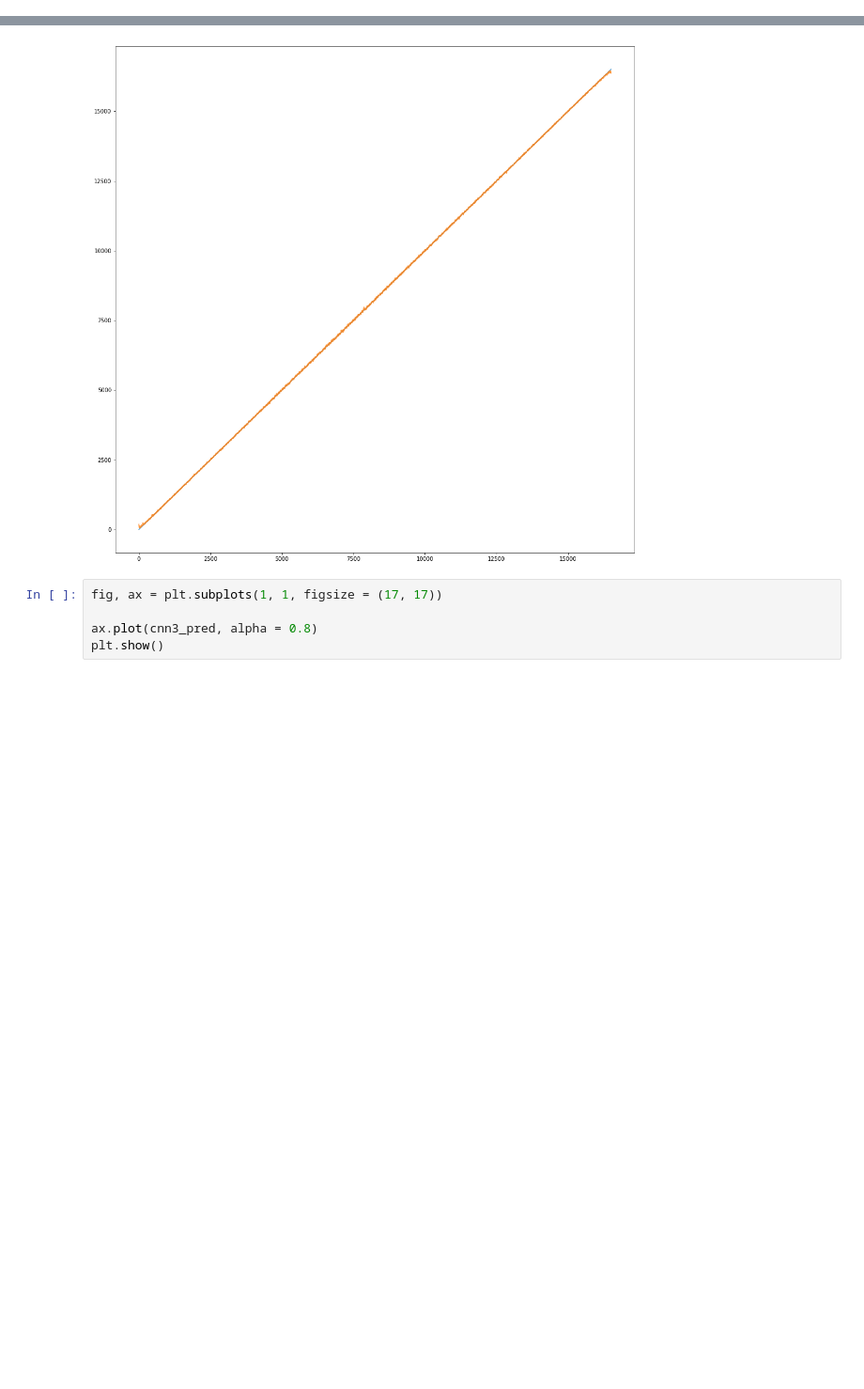
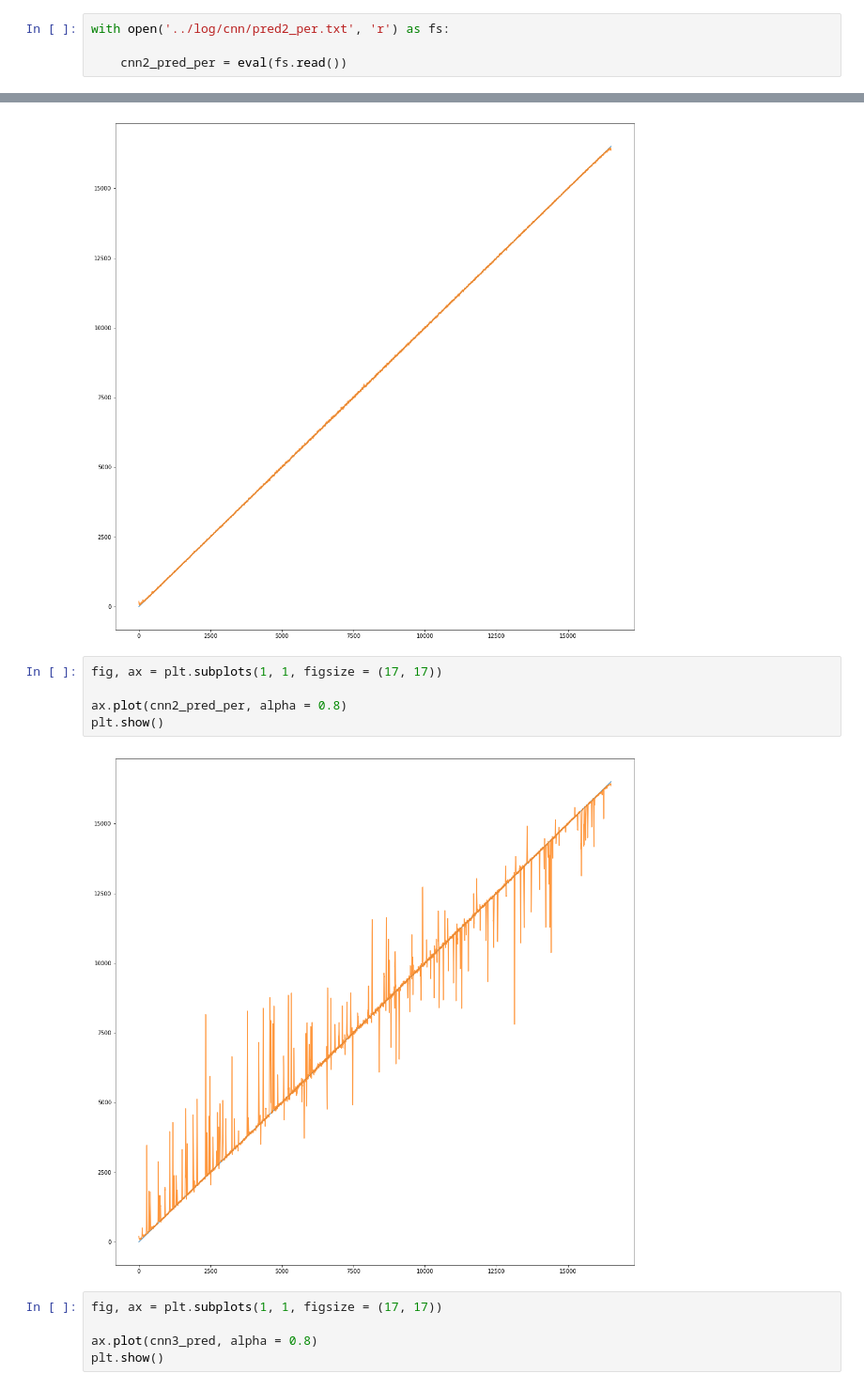
Before and after one commit to WooYoung94/DNA-alignment, a Jupyter notebook: report/DNA-alignment experiments (CNN, chrM).ipynb, the cells around one changed output, grey strips where cells are left out. Shown at 94% size. Drawn from its saved outputs; the diff is of its cells as text; blank space fills up the shorter version.

```diff
--- a/report/DNA-alignment experiments (CNN, chrM).ipynb
+++ b/report/DNA-alignment experiments (CNN, chrM).ipynb
@@ -75,6 +75,10 @@ with open('../log/cnn/pred1_per.txt', 'r') as fs:
 with open('../log/cnn/pred2.txt', 'r') as fs:
 
     cnn2_pred = eval(fs.read())
+# %%
+with open('../log/cnn/pred2_per.txt', 'r') as fs:
+
+    cnn2_pred_per = eval(fs.read())
 # %%
 with open('../log/cnn/pred3.txt', 'r') as fs:
 
@@ -121,6 +125,13 @@ ax.plot(cnn2_pred, alpha = 0.8)
 plt.show()
 # %% [output]
 [figure]
+# %%
+fig, ax = plt.subplots(1, 1, figsize = (17, 17))
+
+ax.plot(cnn2_pred_per, alpha = 0.8)
+plt.show()
+# %% [output]
+[figure, added]
 # %%
 fig, ax = plt.subplots(1, 1, figsize = (17, 17))
 
```
Also changed, not shown: parts of 4 cells of this notebook, 3 other files.
